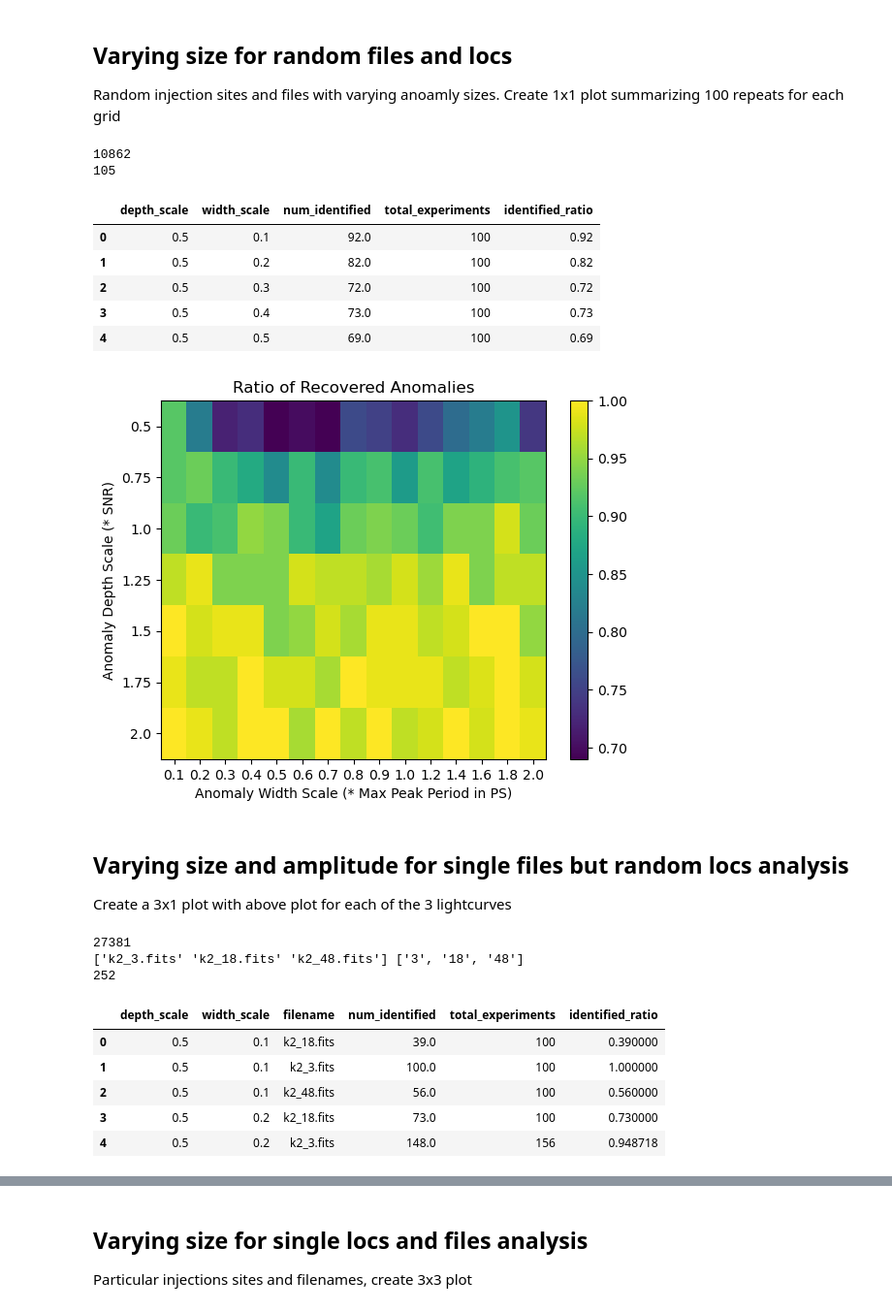
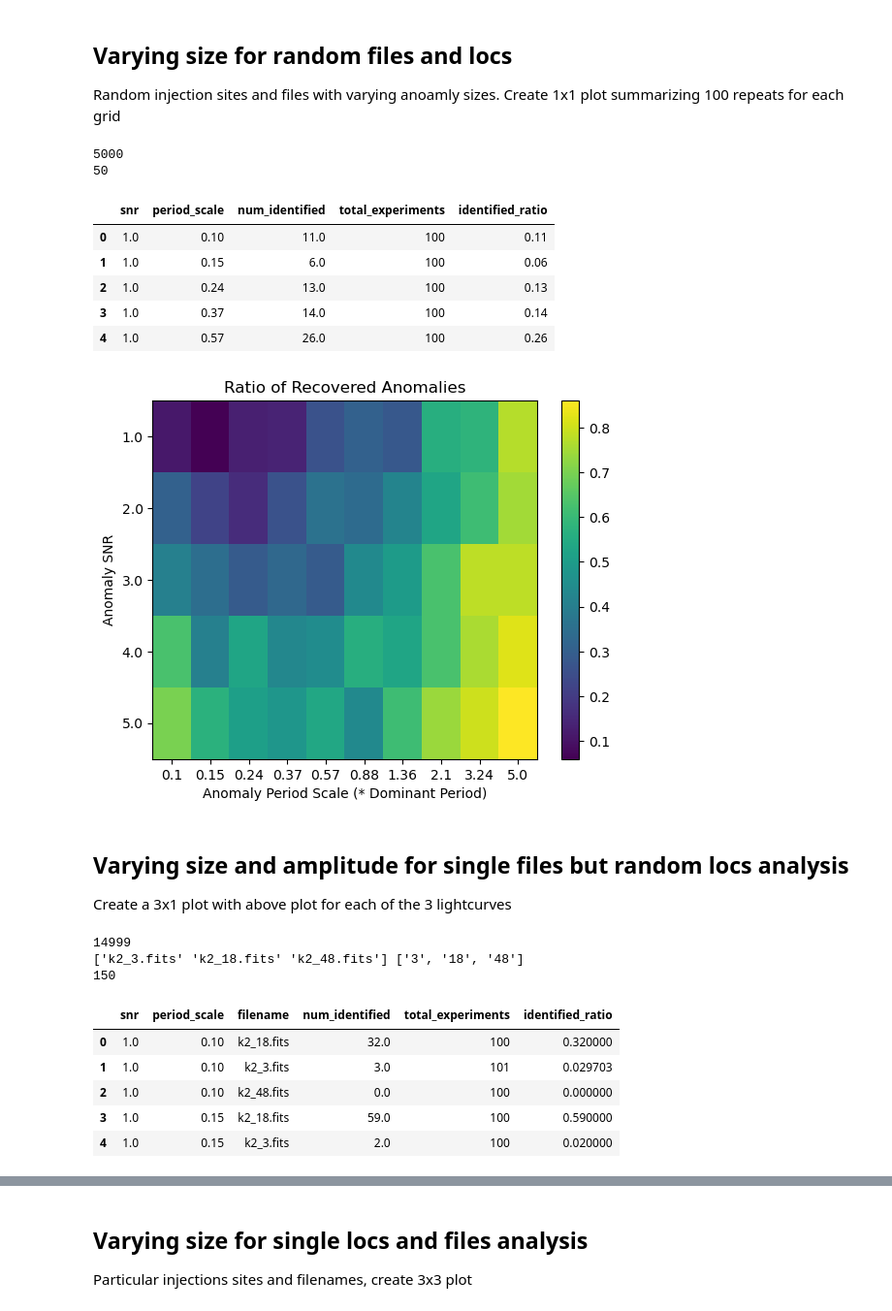
Before and after one commit to linneawolniewicz/dipper-detection, a Jupyter notebook: scripts/analyze_results.ipynb, the cells around one changed output, grey strips where cells are left out. Shown at 97% size. Drawn from its saved outputs; the diff is of its cells as text; code cells hidden in the pictures.

Commit message:
Update analysis plotting for new snr and period_scale results, and re-run grid_search

```diff
--- a/scripts/analyze_results.ipynb
+++ b/scripts/analyze_results.ipynb
@@ -84,51 +88,54 @@ plt.show()
 Random injection sites and files with varying anoamly sizes. Create 1x1 plot summarizing 100 repeats for each grid
 # %%
 data_dir = "../results/"
-data_name = "gp_vary_size_100_reframed"
+data_name = "gp_vary_size_100_snr"
 # note gp_vary_size_100_repeats_fixed is missing some values for width 24, so remove those
 
 results = pd.read_csv(data_dir + data_name + ".csv")
 print(len(results))
 
 # Count for each amp and width_stdev the total number of filenames and locations that were marked as identified = 1.0
-grouped = results.groupby(["depth_scale", "width_scale"]).agg(
+grouped = results.groupby(["snr", "period_scale"]).agg(
     num_identified=('identified', 'sum'),
     total_experiments=('identified', 'count')
 ).reset_index()
 
 grouped["identified_ratio"] = grouped["num_identified"] / grouped["total_experiments"]
 
+# Period_scale to 2 decimal places
+grouped["period_scale"] = grouped["period_scale"].apply(lambda x: round(x, 2))
+
 print(len(grouped))
 grouped.head()
 # %% [output]
-10862
-105
+5000
+50
-|  | depth_scale | width_scale | num_identified | total_experiments | identified_ratio |
-| 0 | 0.5 | 0.1 | 92.0 | 100 | 0.92 |
-| 1 | 0.5 | 0.2 | 82.0 | 100 | 0.82 |
-| 2 | 0.5 | 0.3 | 72.0 | 100 | 0.72 |
-| 3 | 0.5 | 0.4 | 73.0 | 100 | 0.73 |
-| 4 | 0.5 | 0.5 | 69.0 | 100 | 0.69 |
+|  | snr | period_scale | num_identified | total_experiments | identified_ratio |
+| 0 | 1.0 | 0.10 | 11.0 | 100 | 0.11 |
+| 1 | 1.0 | 0.15 | 6.0 | 100 | 0.06 |
+| 2 | 1.0 | 0.24 | 13.0 | 100 | 0.13 |
+| 3 | 1.0 | 0.37 | 14.0 | 100 | 0.14 |
+| 4 | 1.0 | 0.57 | 26.0 | 100 | 0.26 |
 # %%
 # Plot an imshow image colored by identified_ratio, x_axis is width_stdev, y_axis is amp
-pivot = grouped.pivot(index='depth_scale', columns='width_scale', values='identified_ratio')
+pivot = grouped.pivot(index='snr', columns='period_scale', values='identified_ratio')
 plt.imshow(pivot, cmap='viridis', interpolation='nearest', aspect='auto')
 cbar = plt.colorbar()
-plt.xlabel("Anomaly Width Scale (* Max Peak Period in PS)")
-plt.ylabel("Anomaly Depth Scale (* SNR)")
+plt.xlabel("Anomaly Period Scale (* Dominant Period)")
+plt.ylabel("Anomaly SNR")
 plt.xticks(range(len(pivot.columns)), pivot.columns)
 plt.yticks(range(len(pivot.index)), pivot.index)
 plt.title("Ratio of Recovered Anomalies")
 plt.savefig(data_dir + data_name + ".png")
 plt.show()
 # %% [output]
-[figure, old version]
+[figure, new version]
 # %% [markdown]
 ## Varying size and amplitude for single files but random locs analysis
 Create a 3x1 plot with above plot for each of the 3 lightcurves
 # %%
 data_dir = "../results/"
-data_name = "gp_vary_size_100_repeats_3files_reframed"
+data_name = "gp_vary_size_100_repeats_3files_snr"
 
 results = pd.read_csv(data_dir + data_name + ".csv")
 print(len(results))
@@ -139,25 +146,28 @@ short_filenames = [filename.split('k2_')[1].split('.fits')[0] for filename in fi
 print(filenames, short_filenames)
 
 # Count for each amp and width_stdev the total number of filenames and locations that were marked as identified = 1.0
-grouped = results.groupby(["depth_scale", "width_scale", "filename"]).agg(
+grouped = results.groupby(["snr", "period_scale", "filename"]).agg(
     num_identified=('identified', 'sum'),
     total_experiments=('identified', 'count')
 ).reset_index()
 
 grouped["identified_ratio"] = grouped["num_identified"] / grouped["total_experiments"]
 
+# Period_scale to 2 decimal places
+grouped["period_scale"] = grouped["period_scale"].apply(lambda x: round(x, 2))
+
 print(len(grouped))
 grouped.head()
 # %% [output]
-27381
+14999
 ['k2_3.fits' 'k2_18.fits' 'k2_48.fits'] ['3', '18', '48']
-252
+150
-|  | depth_scale | width_scale | filename | num_identified | total_experiments | identified_ratio |
-| 0 | 0.5 | 0.1 | k2_18.fits | 39.0 | 100 | 0.390000 |
-| 1 | 0.5 | 0.1 | k2_3.fits | 100.0 | 100 | 1.000000 |
-| 2 | 0.5 | 0.1 | k2_48.fits | 56.0 | 100 | 0.560000 |
-| 3 | 0.5 | 0.2 | k2_18.fits | 73.0 | 100 | 0.730000 |
-| 4 | 0.5 | 0.2 | k2_3.fits | 148.0 | 156 | 0.948718 |
+|  | snr | period_scale | filename | num_identified | total_experiments | identified_ratio |
+| 0 | 1.0 | 0.10 | k2_18.fits | 32.0 | 100 | 0.320000 |
+| 1 | 1.0 | 0.10 | k2_3.fits | 3.0 | 101 | 0.029703 |
+| 2 | 1.0 | 0.10 | k2_48.fits | 0.0 | 100 | 0.000000 |
+| 3 | 1.0 | 0.15 | k2_18.fits | 59.0 | 100 | 0.590000 |
+| 4 | 1.0 | 0.15 | k2_3.fits | 2.0 | 100 | 0.020000 |
 # %%
 # Create figure
 fig, axs = plt.subplots(1, 3, figsize=(18, 6))
```
Also changed, not shown: parts of 4 cells of this notebook, 2 other files.
